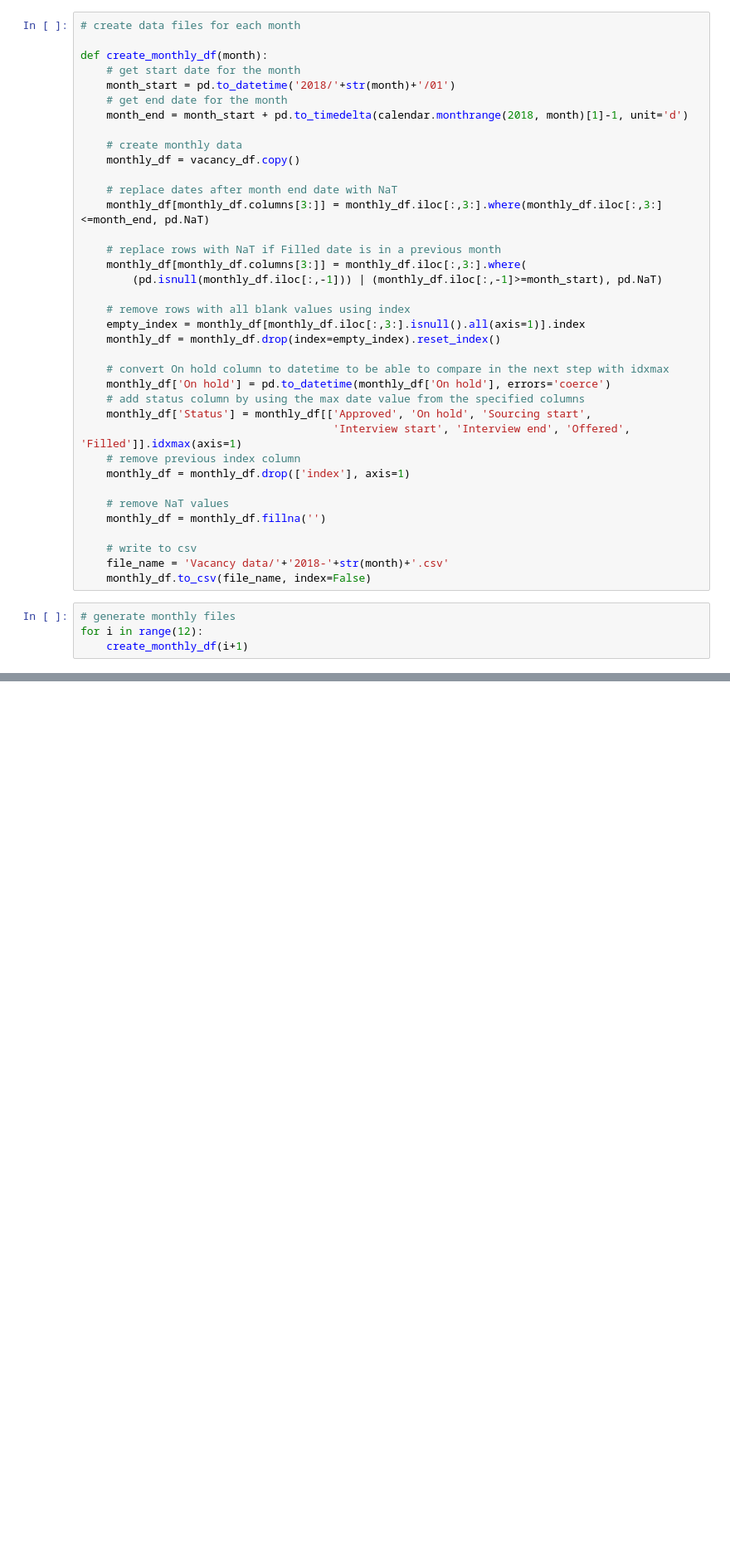
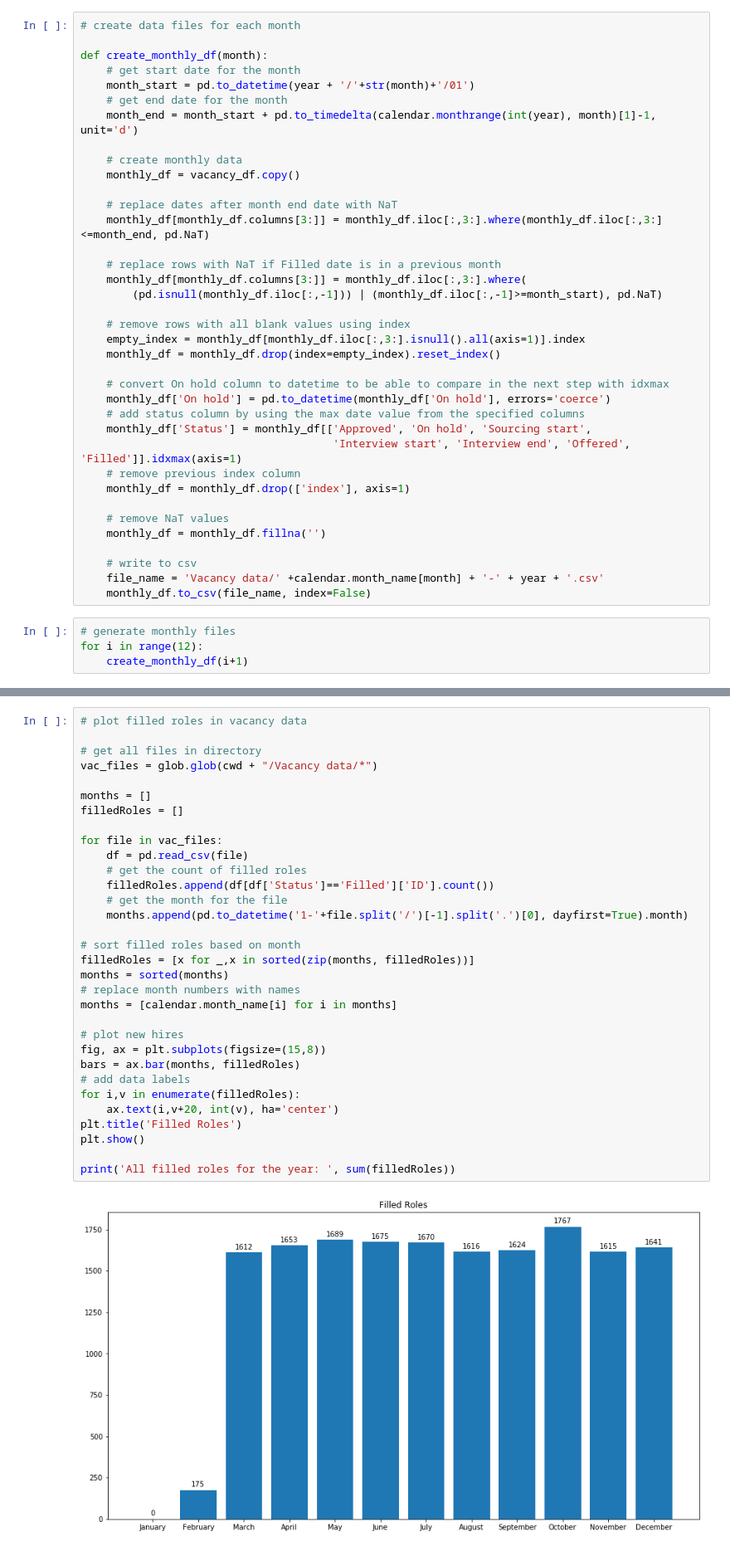
Before and after one commit to MalshaL/HR-data-visualisation, a Jupyter notebook: Vacancy_data_gen.ipynb, the cells around one changed output, grey strips where cells are left out. Shown: that part at 83% size. Cells and saved outputs as stored; diff of their text form; blank space fills up the shorter version.

```diff
--- a/Vacancy_data_gen.ipynb
+++ b/Vacancy_data_gen.ipynb
@@ -70,9 +114,9 @@ vacancy_df
 
 def create_monthly_df(month):
     # get start date for the month
-    month_start = pd.to_datetime('2018/'+str(month)+'/01')
+    month_start = pd.to_datetime(year + '/'+str(month)+'/01')
     # get end date for the month
-    month_end = month_start + pd.to_timedelta(calendar.monthrange(2018, month)[1]-1, unit='d')
+    month_end = month_start + pd.to_timedelta(calendar.monthrange(int(year), month)[1]-1, unit='d')
 
     # create monthly data
     monthly_df = vacancy_df.copy()
@@ -100,7 +144,7 @@ def create_monthly_df(month):
     monthly_df = monthly_df.fillna('')
 
     # write to csv
-    file_name = 'Vacancy data/'+'2018-'+str(month)+'.csv'
+    file_name = 'Vacancy data/' +calendar.month_name[month] + '-' + year + '.csv'
     monthly_df.to_csv(file_name, index=False)
 # %%
 # generate monthly files
@@ -108,0 +163,34 @@ for i in range(12):
+# %%
+# plot filled roles in vacancy data
+
+# get all files in directory
+vac_files = glob.glob(cwd + "/Vacancy data/*")
+
+months = []
+filledRoles = []
+
+for file in vac_files:
+    df = pd.read_csv(file)
+    # get the count of filled roles
+    filledRoles.append(df[df['Status']=='Filled']['ID'].count())
+    # get the month for the file
+    months.append(pd.to_datetime('1-'+file.split('/')[-1].split('.')[0], dayfirst=True).month)
+
+# sort filled roles based on month
+filledRoles = [x for _,x in sorted(zip(months, filledRoles))]
+months = sorted(months)
+# replace month numbers with names
+months = [calendar.month_name[i] for i in months]
+
+# plot new hires
+fig, ax = plt.subplots(figsize=(15,8))
+bars = ax.bar(months, filledRoles)
+# add data labels
+for i,v in enumerate(filledRoles):
+    ax.text(i,v+20, int(v), ha='center')
+plt.title('Filled Roles')
+plt.show()
+
+print('All filled roles for the year: ', sum(filledRoles))
+# %% [output]
+[figure, added]
```
Also changed, not shown: parts of 7 cells of this notebook.
